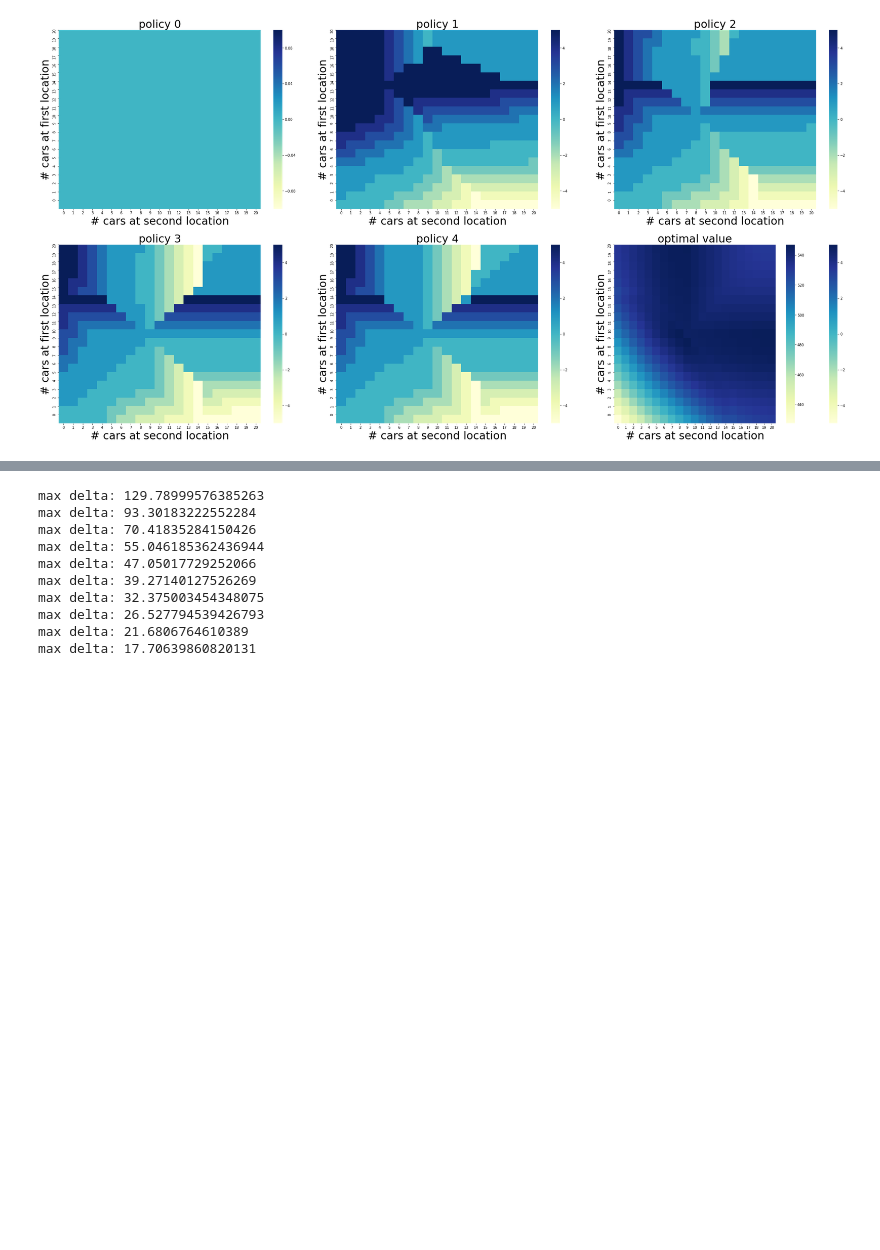
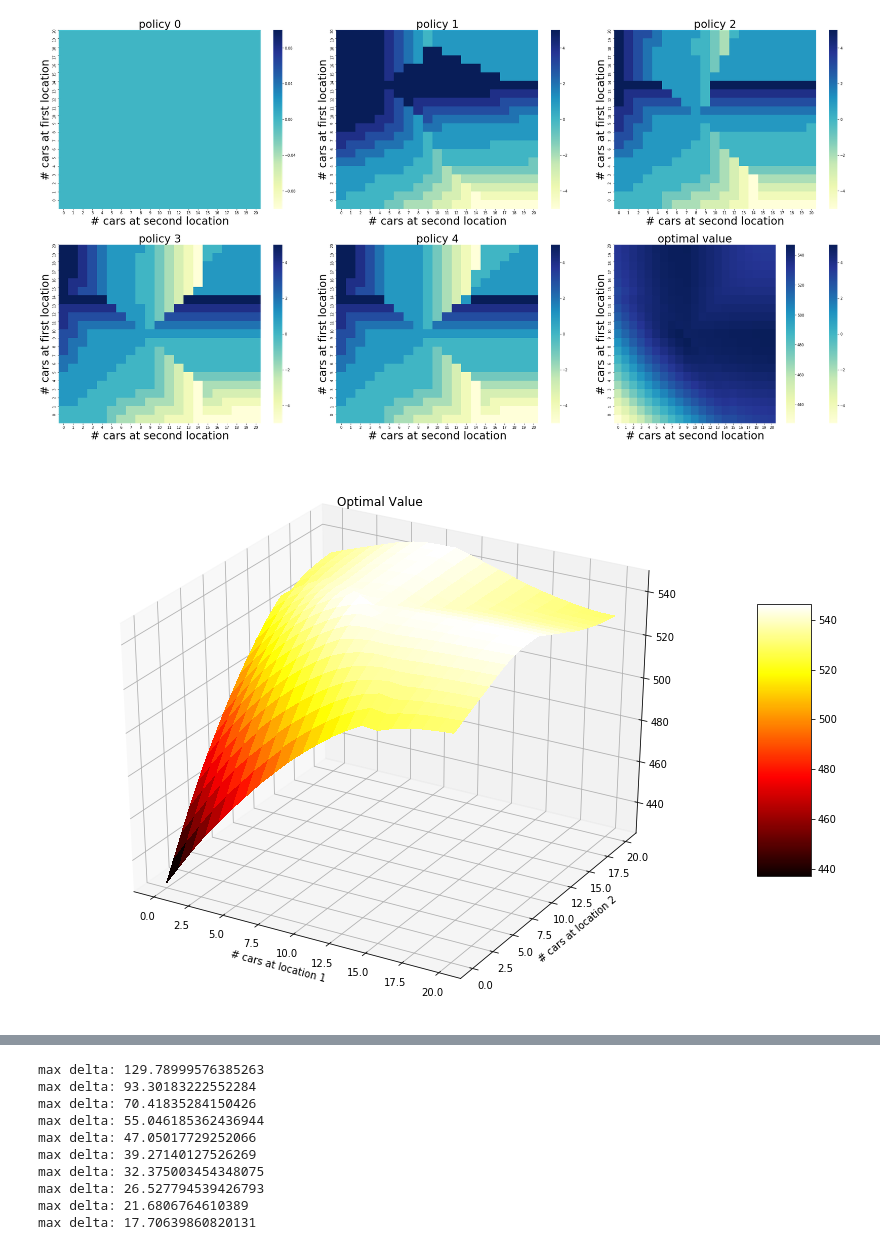
Before and after one commit to pooja290992/RL-M2019, a Jupyter notebook: HW2/codes/car_rental_ex4.7.ipynb, the cells around one changed output, grey strips where cells are left out. Drawn from its saved outputs; the diff is of its cells as text; code cells hidden in the pictures; blank space fills up the shorter version.

Commit message:
added plot and modified report

```diff
--- a/HW2/codes/car_rental_ex4.7.ipynb
+++ b/HW2/codes/car_rental_ex4.7.ipynb
@@ -171,3 +172,23 @@ max delta: 4.8618408186484885e-05
 policy stable True
 iterations: 6
 [figure]
+# %%
+def plot3dValues(values):
+    x = np.arange(21)
+    y = np.arange(21)
+    x,y = np.meshgrid(x,y)
+    fig = plt.figure(figsize=(15,10))
+    ax = fig.gca(projection='3d')
+    surf = ax.plot_surface(x,y,values,rstride=1,cstride=1,cmap='hot',linewidth=0,antialiased=False)
+    ax.set_xlabel('# cars at location 1')
+    ax.set_ylabel('# cars at location 2')
+    ax.set_title('Optimal Value')
+    fig.colorbar(surf,shrink = 0.5, aspect = 5)
+    plt.show()
+# %%
+values = car.getValues()
+plot3dValues(values)
+# fig = plt.figure()
+# # ax = fig.gca(projection='3d')
+# %% [output]
+[figure, added]
```
Also changed, not shown: parts of 2 cells of this notebook, 4 other files.
